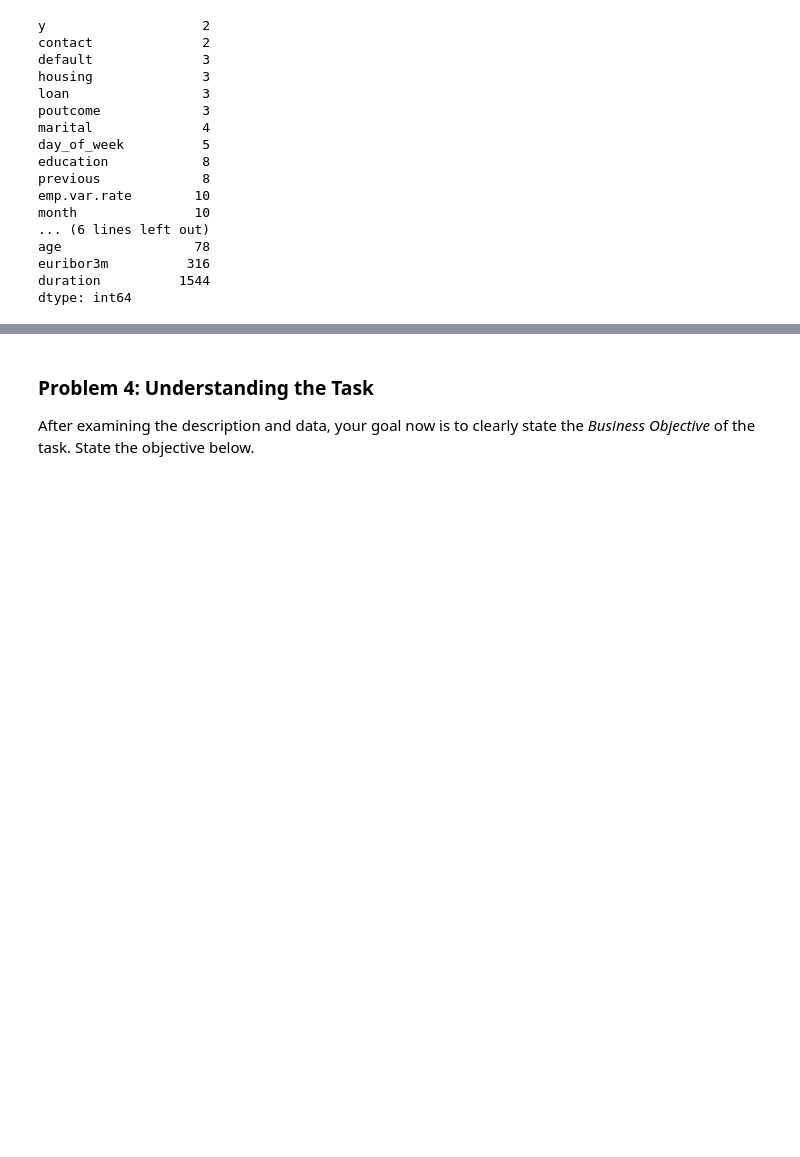
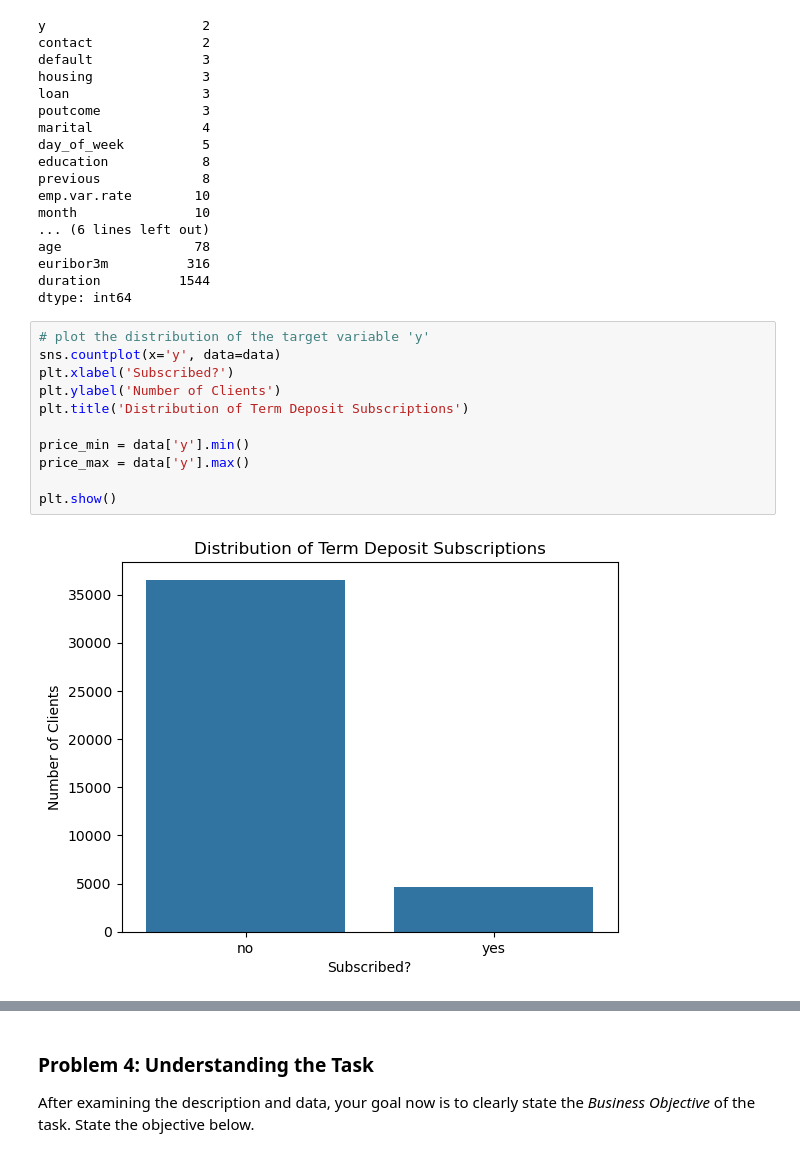
Before and after one commit to creyes25/Practical-Application-3-Python-ML-AI, a Jupyter notebook: prompt_III.ipynb, the cells around one changed output, grey strips where cells are left out. Cells and saved outputs as stored; diff of their text form; blank space fills up the shorter version.

Commit message:
continue to understand data by plotting features

```diff
--- a/prompt_III.ipynb
+++ b/prompt_III.ipynb
@@ -148,3 +150,16 @@ age                 78
 euribor3m          316
 duration          1544
 dtype: int64
+# %%
+# plot the distribution of the target variable 'y'
+sns.countplot(x='y', data=data)
+plt.xlabel('Subscribed?')
+plt.ylabel('Number of Clients')
+plt.title('Distribution of Term Deposit Subscriptions')
+
+price_min = data['y'].min()
+price_max = data['y'].max()
+
+plt.show()
+# %% [output]
+[figure, added]
```
Also changed, not shown: parts of 8 cells of this notebook.
